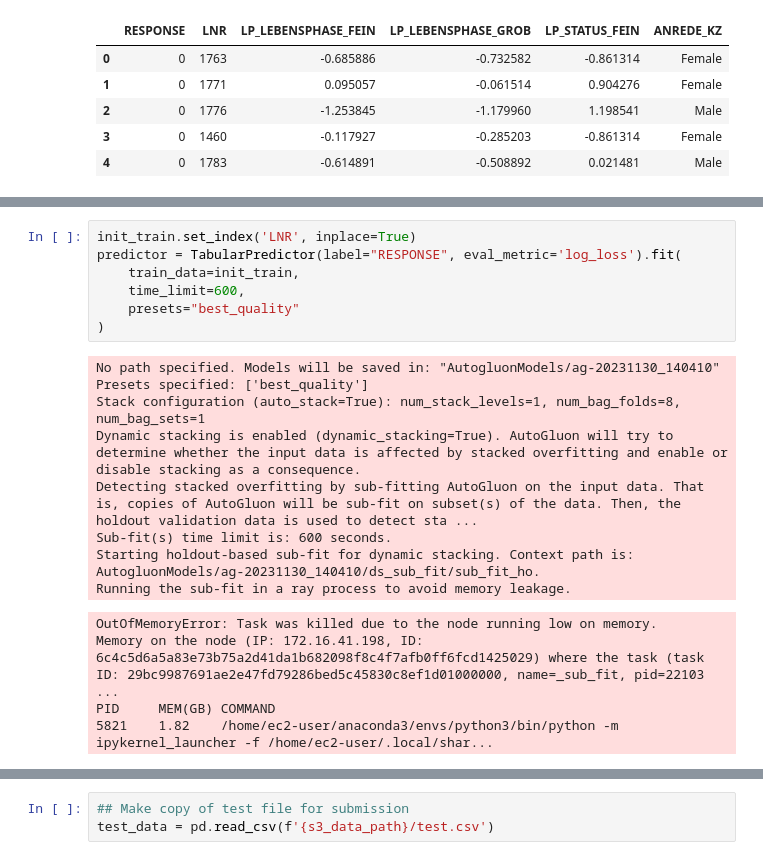
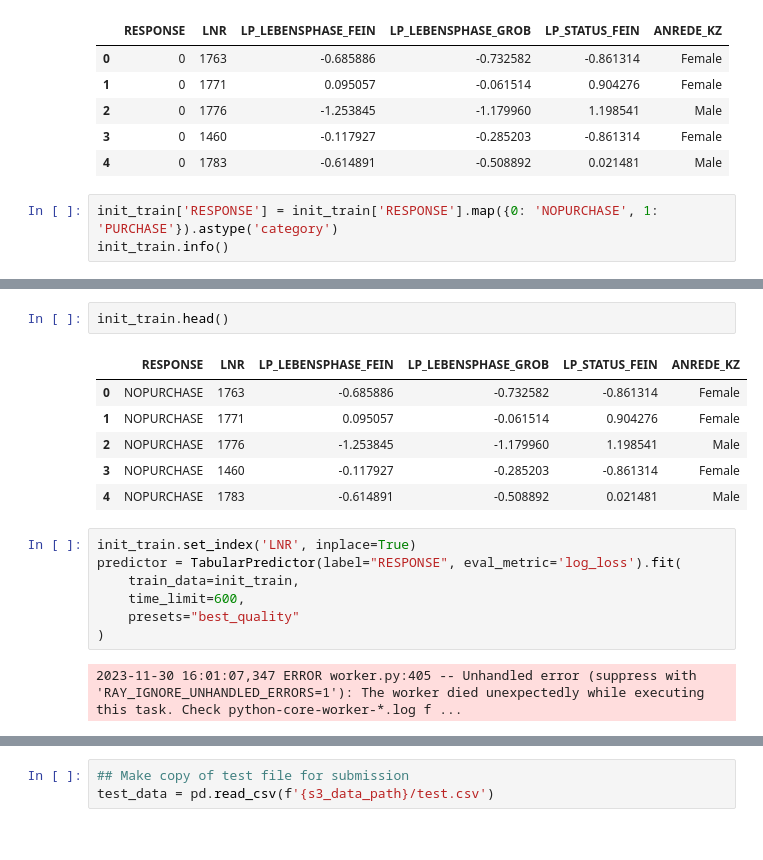
Before and after one commit to djarrin/arvato-ml-captstone, a Jupyter notebook: project_workbook.ipynb, the cells around one changed output, grey strips where cells are left out. Cells and saved outputs as stored; diff of their text form.

```diff
--- a/project_workbook.ipynb
+++ b/project_workbook.ipynb
@@ -225,3 +215,6 @@ init_train.head()
 | 2 | 0 | 1776 | -1.253845 | -1.179960 | 1.198541 | Male |
 | 3 | 0 | 1460 | -0.117927 | -0.285203 | -0.861314 | Female |
 | 4 | 0 | 1783 | -0.614891 | -0.508892 | 0.021481 | Male |
+# %%
+init_train['RESPONSE'] = init_train['RESPONSE'].map({0: 'NOPURCHASE', 1: 'PURCHASE'}).astype('category')
+init_train.info()
@@ -228,3 +235,12 @@ init_train.head()
+# %%
+init_train.head()
+# %% [output]
+|  | RESPONSE | LNR | LP_LEBENSPHASE_FEIN | LP_LEBENSPHASE_GROB | LP_STATUS_FEIN | ANREDE_KZ |
+| 0 | NOPURCHASE | 1763 | -0.685886 | -0.732582 | -0.861314 | Female |
+| 1 | NOPURCHASE | 1771 | 0.095057 | -0.061514 | 0.904276 | Female |
+| 2 | NOPURCHASE | 1776 | -1.253845 | -1.179960 | 1.198541 | Male |
+| 3 | NOPURCHASE | 1460 | -0.117927 | -0.285203 | -0.861314 | Female |
+| 4 | NOPURCHASE | 1783 | -0.614891 | -0.508892 | 0.021481 | Male |
 # %%
 init_train.set_index('LNR', inplace=True)
 predictor = TabularPredictor(label="RESPONSE", eval_metric='log_loss').fit(
@@ -233,18 +249,7 @@ predictor = TabularPredictor(label="RESPONSE", eval_metric='log_loss').fit(
     presets="best_quality"
 )
 # %% [output]
-No path specified. Models will be saved in: "AutogluonModels/ag-20231130_140410"
-Presets specified: ['best_quality']
-Stack configuration (auto_stack=True): num_stack_levels=1, num_bag_folds=8, num_bag_sets=1
-Dynamic stacking is enabled (dynamic_stacking=True). AutoGluon will try to determine whether the input data is affected by stacked overfitting and enable or disable stacking as a consequence.
-Detecting stacked overfitting by sub-fitting AutoGluon on the input data. That is, copies of AutoGluon will be sub-fit on subset(s) of the data. Then, the holdout validation data is used to detect sta ...
-Sub-fit(s) time limit is: 600 seconds.
-Starting holdout-based sub-fit for dynamic stacking. Context path is: AutogluonModels/ag-20231130_140410/ds_sub_fit/sub_fit_ho.
-Running the sub-fit in a ray process to avoid memory leakage.
+2023-11-30 16:01:07,347 ERROR worker.py:405 -- Unhandled error (suppress with 'RAY_IGNORE_UNHANDLED_ERRORS=1'): The worker died unexpectedly while executing this task. Check python-core-worker-*.log f ...
-OutOfMemoryError: Task was killed due to the node running low on memory.
-Memory on the node (IP: 172.16.41.198, ID: 6c4c5d6a5a83e73b75a2d41da1b682098f8c4f7afb0ff6fcd1425029) where the task (task ID: 29bc9987691ae2e47fd79286bed5c45830c8ef1d01000000, name=_sub_fit, pid=22103 ...
-PID     MEM(GB) COMMAND
-5821    1.82    /home/ec2-user/anaconda3/envs/python3/bin/python -m ipykernel_launcher -f /home/ec2-user/.local/shar...
 # %%
 predictor.fit_summary()
 # %% [output]
```
Also changed, not shown: parts of 16 cells of this notebook.
